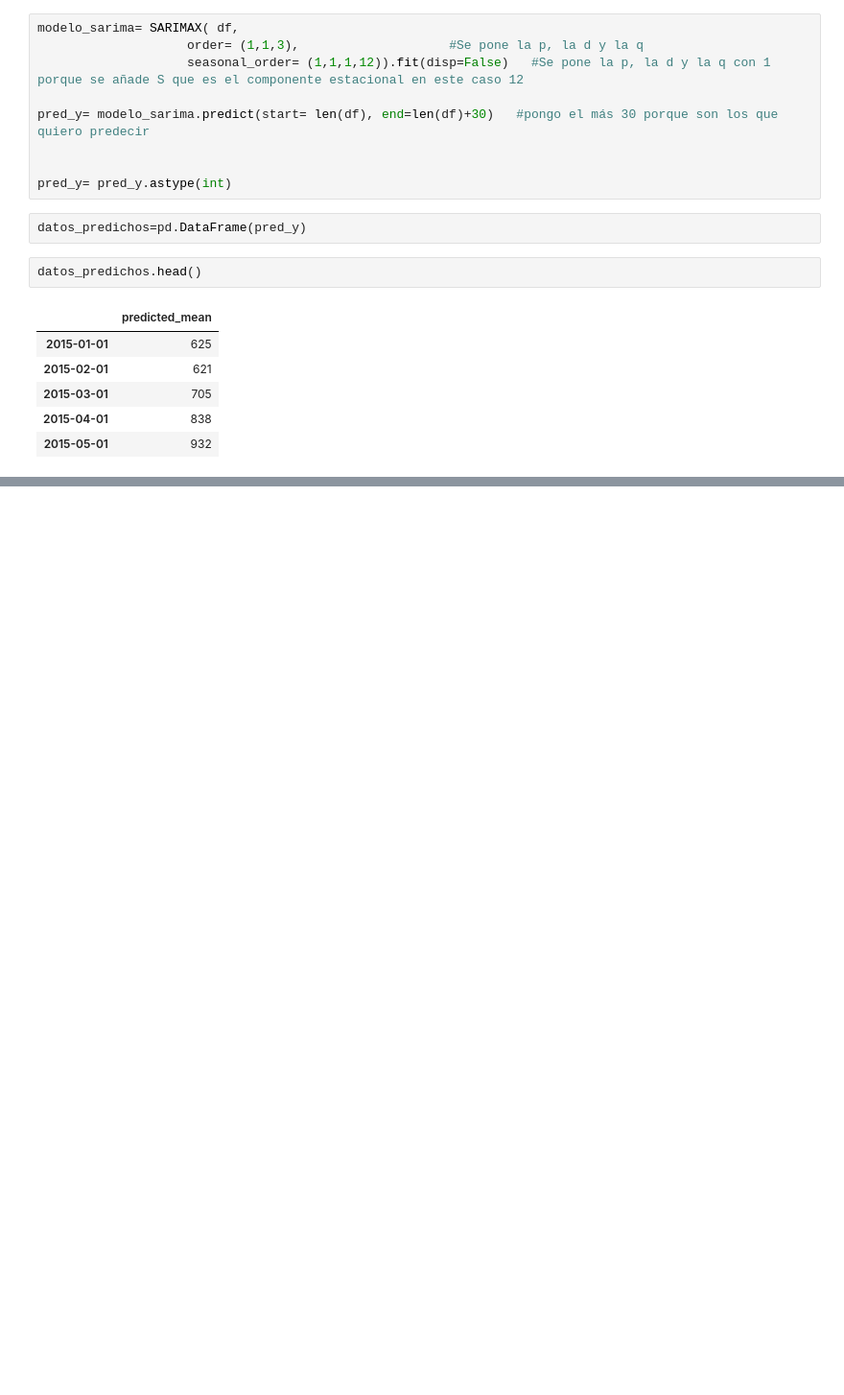
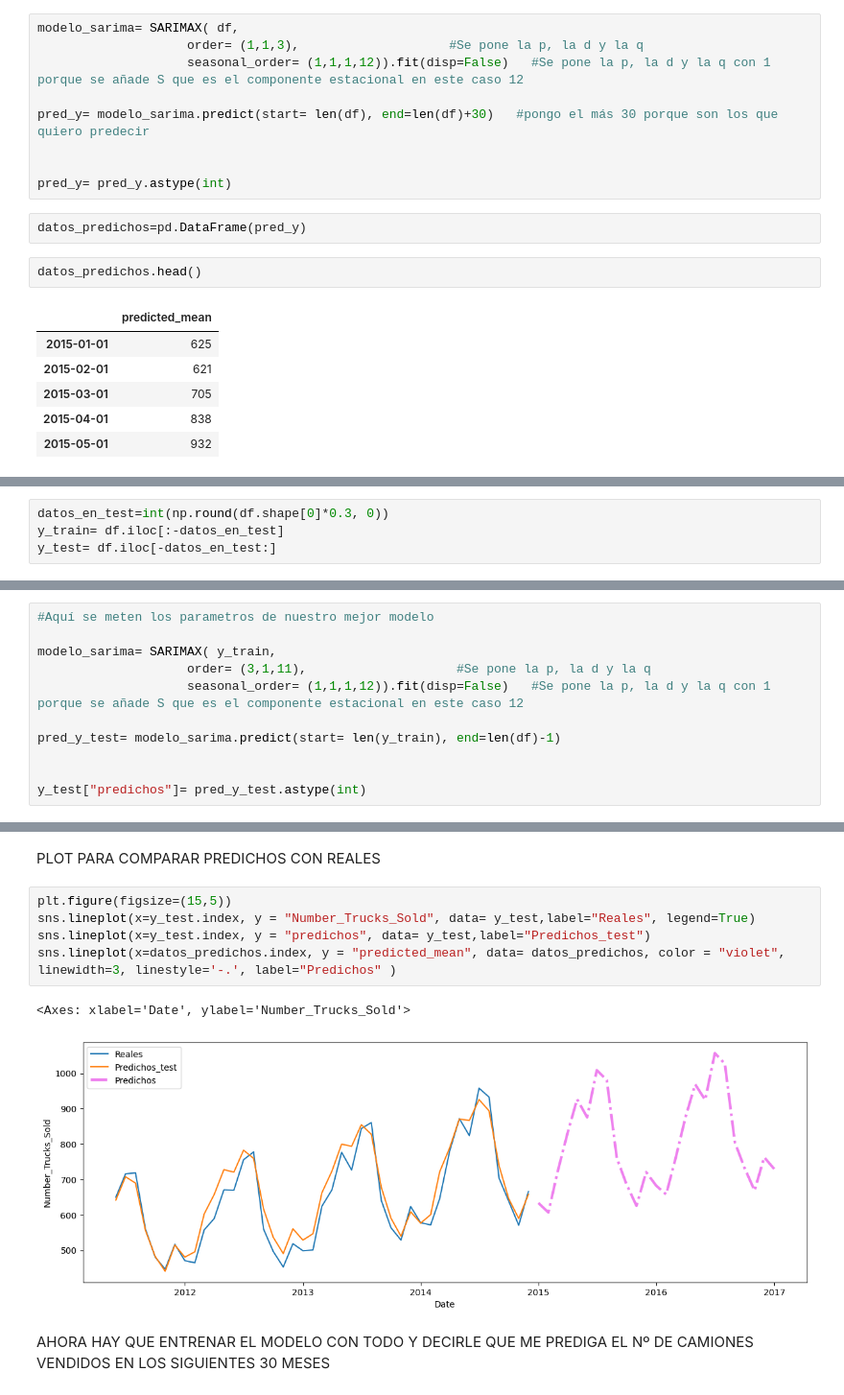
Before and after one commit to jgilsu11/laboratorio-modulo9-leccion2_series_temporales, a Jupyter notebook: laboratorio-modulo9-leccion02-series-temporales-sarima.ipynb, the cells around one changed output, grey strips where cells are left out. Shown at 96% size. Drawn from its saved outputs; the diff is of its cells as text; blank space fills up the shorter version.

```diff
--- a/laboratorio-modulo9-leccion02-series-temporales-sarima.ipynb
+++ b/laboratorio-modulo9-leccion02-series-temporales-sarima.ipynb
@@ -557,0 +582,4 @@ plt.tight_layout();
+# %%
+datos_en_test=int(np.round(df.shape[0]*0.3, 0))
+y_train= df.iloc[:-datos_en_test]
+y_test= df.iloc[-datos_en_test:]
@@ -557,0 +623,11 @@ plt.tight_layout();
+# %%
+#Aquí se meten los parametros de nuestro mejor modelo
+
+modelo_sarima= SARIMAX( y_train,
+                    order= (3,1,11),                    #Se pone la p, la d y la q
+                    seasonal_order= (1,1,1,12)).fit(disp=False)   #Se pone la p, la d y la q con 1 porque se añade S que es el componente estacional en este caso 12
+
+pred_y_test= modelo_sarima.predict(start= len(y_train), end=len(df)-1)
+
+
+y_test["predichos"]= pred_y_test.astype(int)
@@ -557,0 +644,12 @@ plt.tight_layout();
+# %% [markdown]
+PLOT PARA COMPARAR PREDICHOS CON REALES
+# %%
+plt.figure(figsize=(15,5))
+sns.lineplot(x=y_test.index, y = "Number_Trucks_Sold", data= y_test,label="Reales", legend=True)
+sns.lineplot(x=y_test.index, y = "predichos", data= y_test,label="Predichos_test")
+sns.lineplot(x=datos_predichos.index, y = "predicted_mean", data= datos_predichos, color = "violet", linewidth=3, linestyle='-.', label="Predichos" )
+# %% [output]
+<Axes: xlabel='Date', ylabel='Number_Trucks_Sold'>
+[figure, added]
+# %% [markdown]
+AHORA HAY QUE ENTRENAR EL MODELO CON TODO Y DECIRLE QUE ME PREDIGA EL Nº DE CAMIONES VENDIDOS EN LOS SIGUIENTES 30 MESES
```
Also changed, not shown: parts of 78 cells of this notebook, 1 other file.
